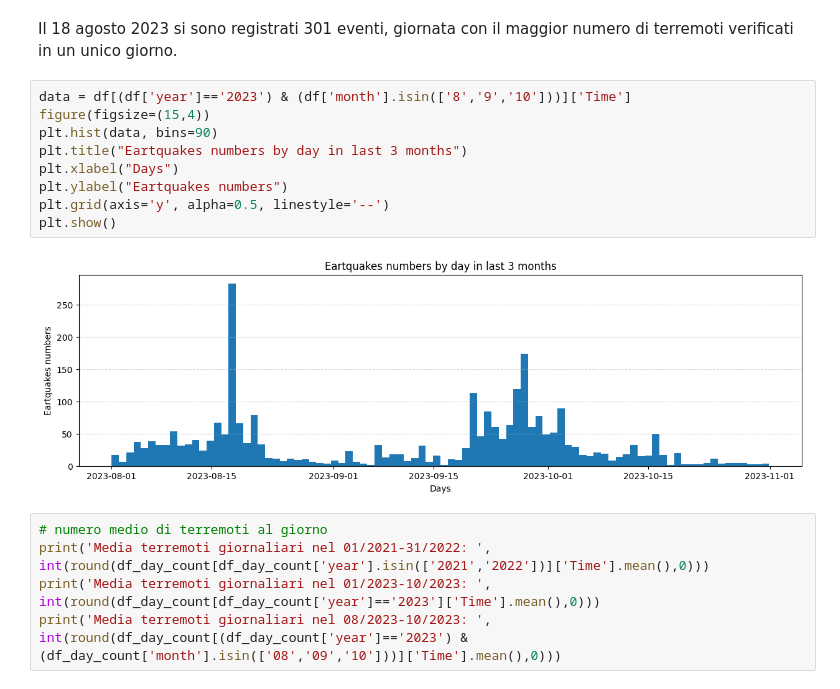
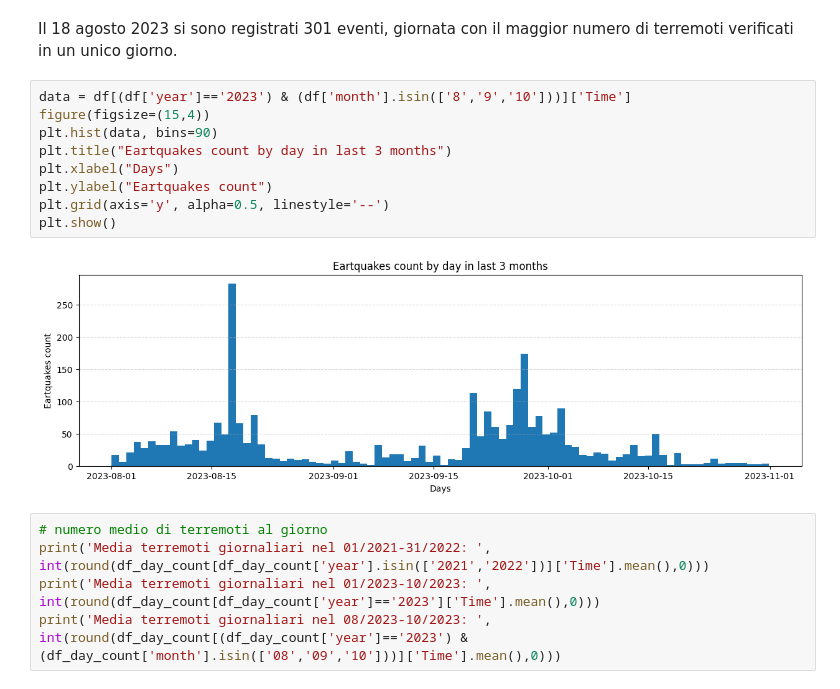
Before and after one commit to Pierfrancesco95/Portfolio, a Jupyter notebook: 03.03_PYTHON_Earthquakes Campi Flegrei/Analisi Terremoti CampiFlegrei.ipynb, the cells around one changed output. Drawn from its saved outputs; the diff is of its cells as text.

```diff
--- a/03.03_PYTHON_Earthquakes Campi Flegrei/Analisi Terremoti CampiFlegrei.ipynb
+++ b/03.03_PYTHON_Earthquakes Campi Flegrei/Analisi Terremoti CampiFlegrei.ipynb
@@ -498,14 +498,14 @@ Il 18 agosto 2023 si sono registrati 301 eventi, giornata con il maggior numero
 # %%
 data = df[(df['year']=='2023') & (df['month'].isin(['8','9','10']))]['Time']
 figure(figsize=(15,4))
 plt.hist(data, bins=90)
-plt.title("Eartquakes numbers by day in last 3 months")
+plt.title("Eartquakes count by day in last 3 months")
 plt.xlabel("Days")
-plt.ylabel("Eartquakes numbers")
+plt.ylabel("Eartquakes count")
 plt.grid(axis='y', alpha=0.5, linestyle='--')
 plt.show()
 # %% [output]
-[figure, old version]
+[figure, new version]
 # %%
 # numero medio di terremoti al giorno
 print('Media terremoti giornaliari nel 01/2021-31/2022: ', int(round(df_day_count[df_day_count['year'].isin(['2021','2022'])]['Time'].mean(),0)))
```
Also changed, not shown: parts of 26 cells of this notebook.
